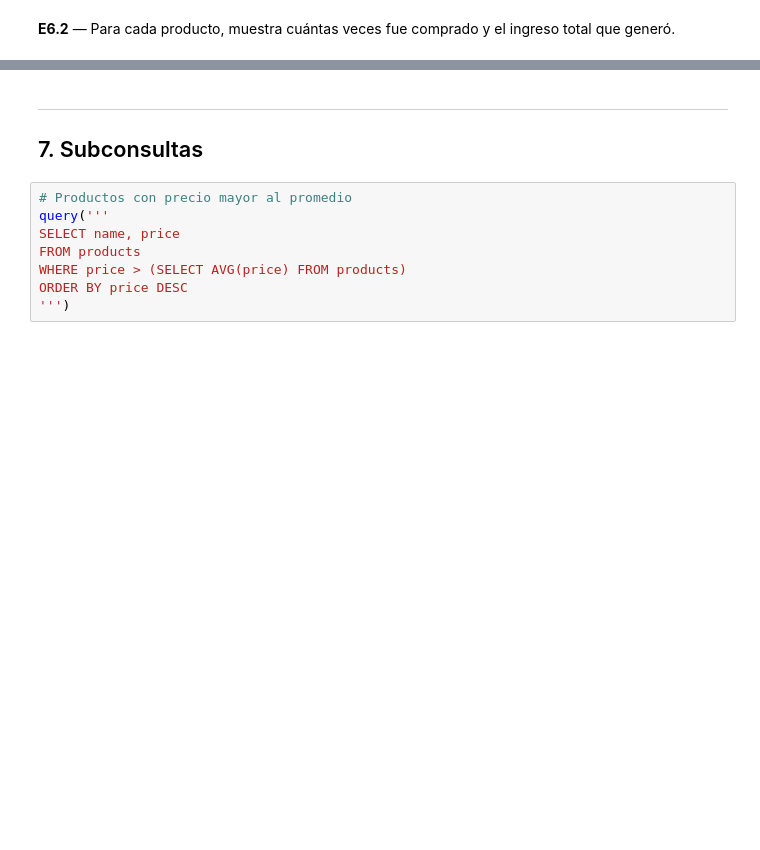
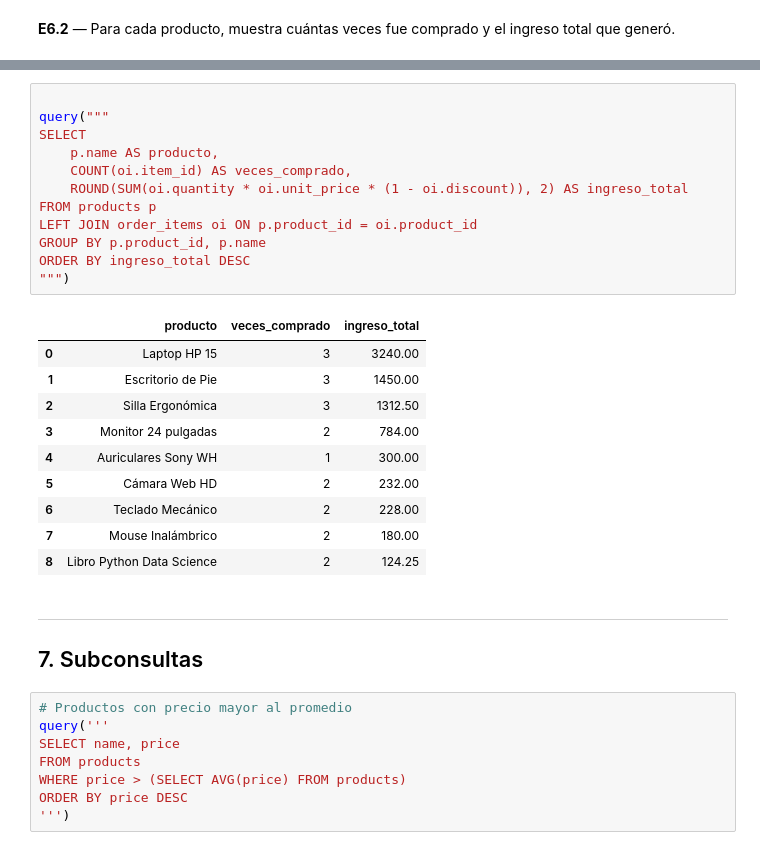
Before and after one commit to sacostaa1/almacenamiento_procesamiento_03_2026, a Jupyter notebook: Taller_a/subtaller_2/taller_sql.ipynb, the cells around one changed output, grey strips where cells are left out. Drawn from its saved outputs; the diff is of its cells as text; blank space fills up the shorter version.

```diff
--- a/Taller_a/subtaller_2/taller_sql.ipynb
+++ b/Taller_a/subtaller_2/taller_sql.ipynb
@@ -431,3 +671,26 @@ ORDER BY total_ordenes DESC
+# %%
+
+query("""
+SELECT
+    p.name AS producto,
+    COUNT(oi.item_id) AS veces_comprado,
+    ROUND(SUM(oi.quantity * oi.unit_price * (1 - oi.discount)), 2) AS ingreso_total
+FROM products p
+LEFT JOIN order_items oi ON p.product_id = oi.product_id
+GROUP BY p.product_id, p.name
+ORDER BY ingreso_total DESC
+""")
+# %% [output]
+|  | producto | veces_comprado | ingreso_total |
+| 0 | Laptop HP 15 | 3 | 3240.00 |
+| 1 | Escritorio de Pie | 3 | 1450.00 |
+| 2 | Silla Ergonómica | 3 | 1312.50 |
+| 3 | Monitor 24 pulgadas | 2 | 784.00 |
+| 4 | Auriculares Sony WH | 1 | 300.00 |
+| 5 | Cámara Web HD | 2 | 232.00 |
+| 6 | Teclado Mecánico | 2 | 228.00 |
+| 7 | Mouse Inalámbrico | 2 | 180.00 |
+| 8 | Libro Python Data Science | 2 | 124.25 |
 # %% [markdown]
 ---
 ## 7. Subconsultas
```
Also changed, not shown: parts of 54 cells of this notebook, 7 other files.
